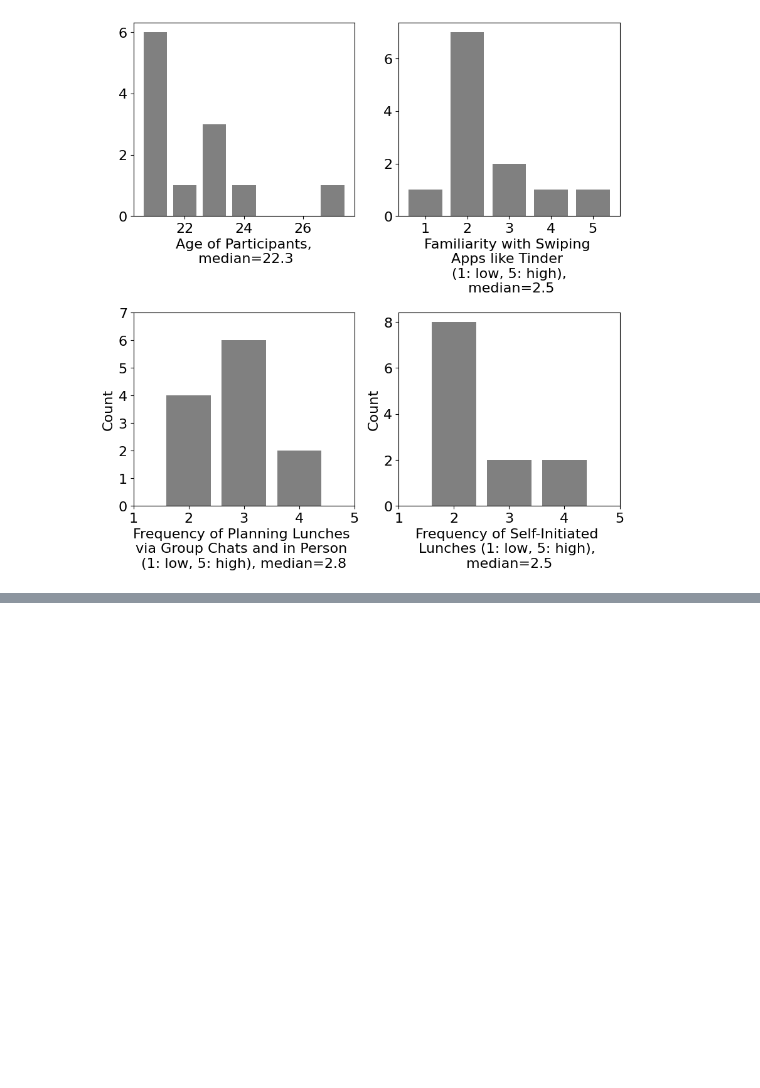
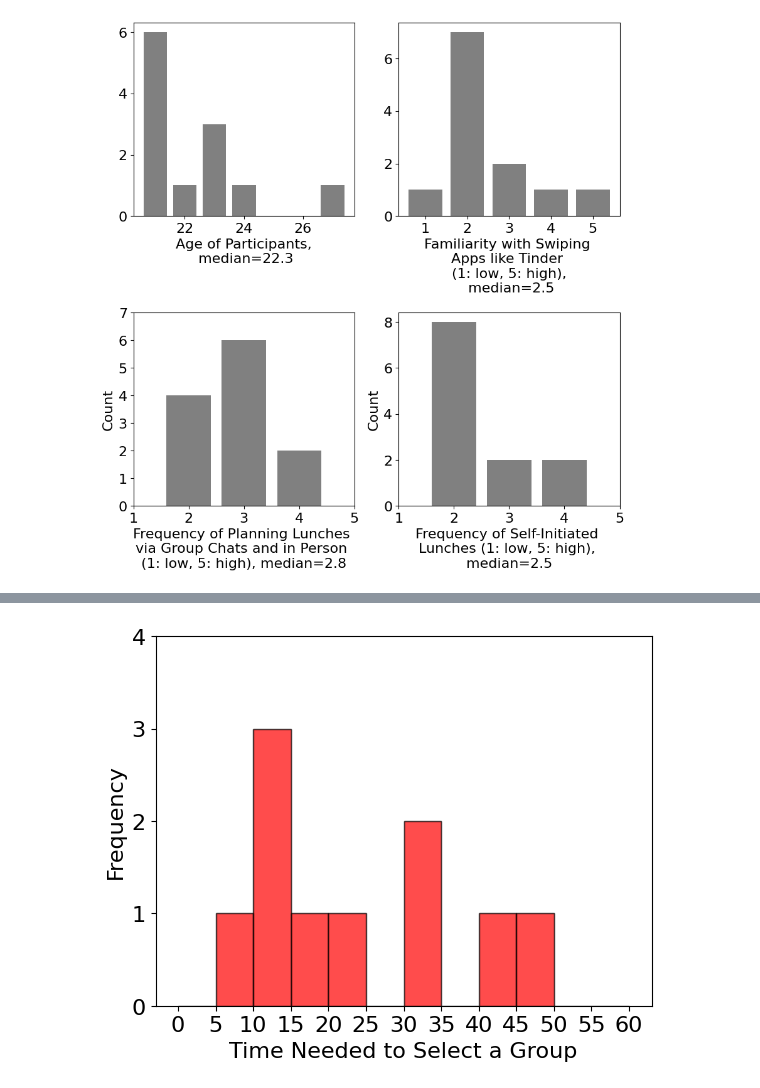
Before and after one commit to dragmakex/LunchSphere, a Jupyter notebook: code/study_analysis/data_analysis.ipynb, the cells around one changed output, grey strips where cells are left out. Cells and saved outputs as stored; diff of their text form; code cells hidden in the pictures; blank space fills up the shorter version.

```diff
--- a/code/study_analysis/data_analysis.ipynb
+++ b/code/study_analysis/data_analysis.ipynb
@@ -120,0 +236,12 @@ stddev_sus = [std_sus_value_a, std_sus_value_b]
+# %%
+
+# B
+plt.hist(df['time_b'], range=(0,60), bins=number_of_bins, color='red', edgecolor='black', alpha=0.7)
+plt.xticks(np.arange(0,61,5))
+plt.yticks(np.arange(0, 5, 1))
+plt.xlabel('Time Needed to Select a Group')
+plt.ylabel('Frequency')
+#plt.title(f'Histogram of Time Needed to Select a Group in B Test')
+plt.savefig('histogram_time_B.png', dpi=300, bbox_inches='tight')
+# %% [output]
+[figure, added]
```
Also changed, not shown: parts of 7 cells of this notebook.
